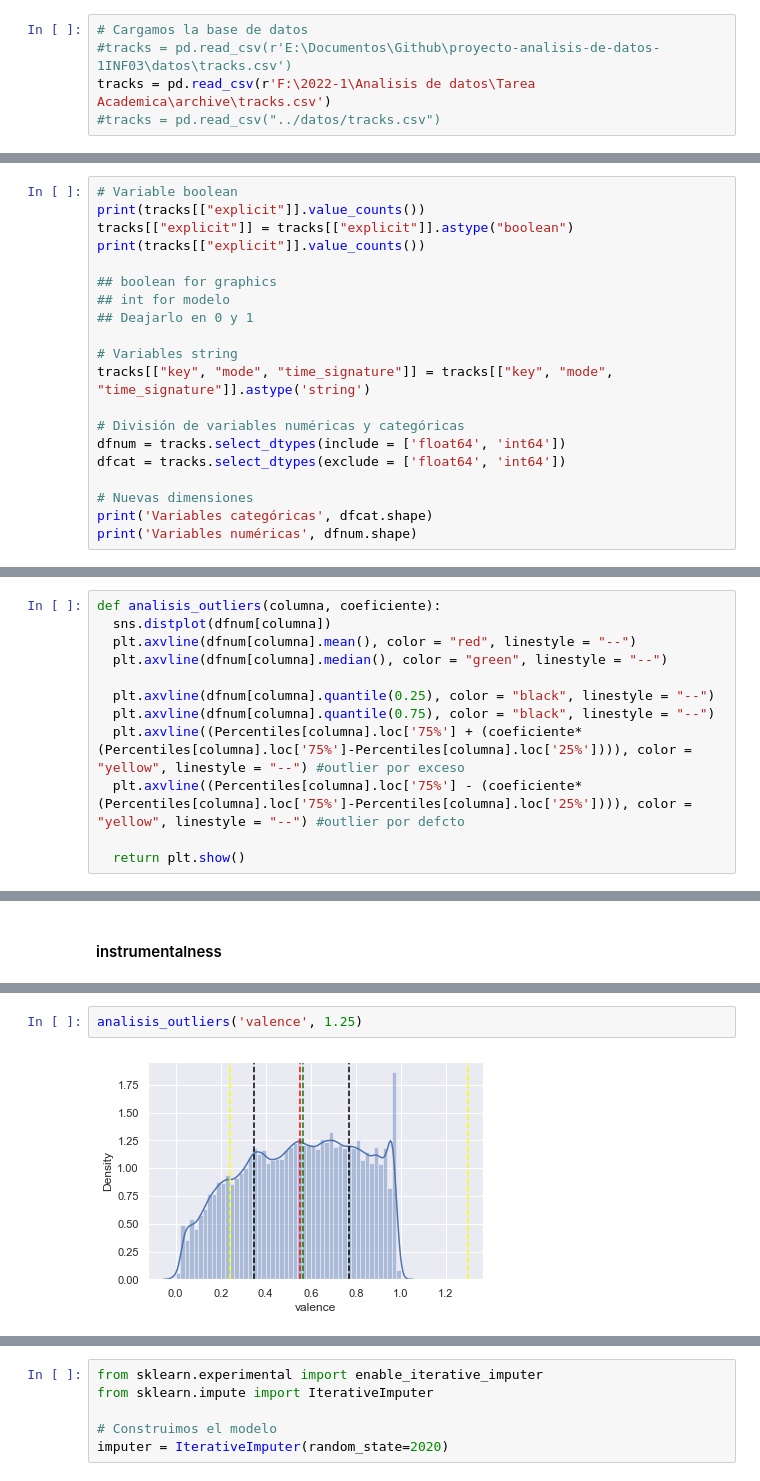
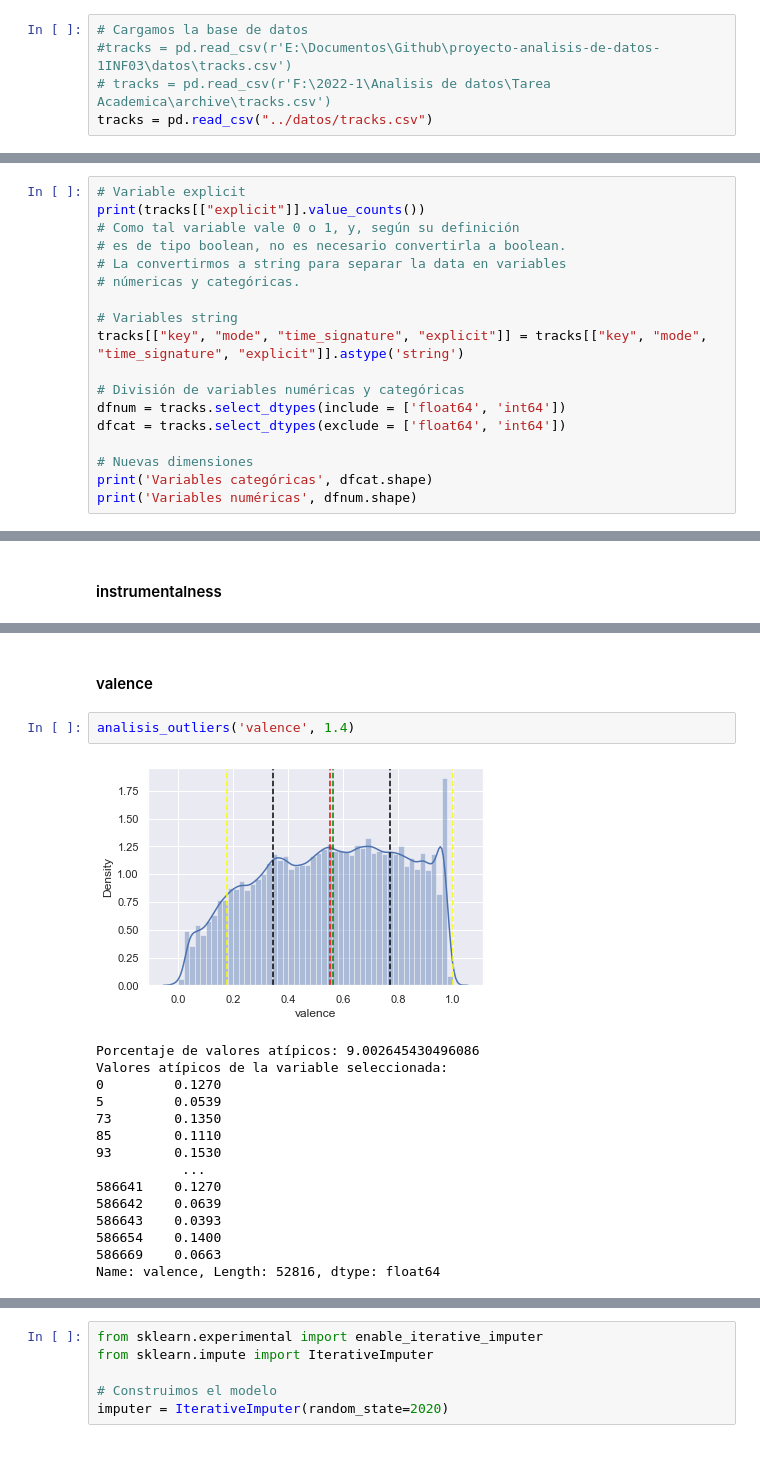
Before and after one commit to lucio-cornejo/proyecto-analisis-de-datos-1INF03, a Jupyter notebook: codes/limpieza_de_datos.ipynb, the cells around one changed output, grey strips where cells are left out. Cells and saved outputs as stored; diff of their text form; blank space fills up the shorter version.

Commit message:
generalizar outliers search

```diff
--- a/codes/limpieza_de_datos.ipynb
+++ b/codes/limpieza_de_datos.ipynb
@@ -40,5 +40,5 @@ import seaborn as sns
 # %%
 # Cargamos la base de datos
 #tracks = pd.read_csv(r'E:\Documentos\Github\proyecto-analisis-de-datos-1INF03\datos\tracks.csv')
-tracks = pd.read_csv(r'F:\2022-1\Analisis de datos\Tarea Academica\archive\tracks.csv')
-#tracks = pd.read_csv("../datos/tracks.csv")
+# tracks = pd.read_csv(r'F:\2022-1\Analisis de datos\Tarea Academica\archive\tracks.csv')
+tracks = pd.read_csv("../datos/tracks.csv")
@@ -261,17 +241,15 @@ En particular, la variable **explicit** es un boolean.
 
 Por ello, volvemos a separar en dos grupos a las variables del dataset en original.
 # %%
-# Variable boolean
+# Variable explicit
 print(tracks[["explicit"]].value_counts())
-tracks[["explicit"]] = tracks[["explicit"]].astype("boolean")
-print(tracks[["explicit"]].value_counts())
-
-## boolean for graphics
-## int for modelo
-## Deajarlo en 0 y 1
+# Como tal variable vale 0 o 1, y, según su definición
+# es de tipo boolean, no es necesario convertirla a boolean.
+# La convertirmos a string para separar la data en variables
+# númericas y categóricas.
 
 # Variables string
-tracks[["key", "mode", "time_signature"]] = tracks[["key", "mode", "time_signature"]].astype('string')
+tracks[["key", "mode", "time_signature", "explicit"]] = tracks[["key", "mode", "time_signature", "explicit"]].astype('string')
 
 # División de variables numéricas y categóricas
 dfnum = tracks.select_dtypes(include = ['float64', 'int64'])
@@ -500,12 +424,0 @@ Percentiles.head(10)
-# %%
-def analisis_outliers(columna, coeficiente):
-  sns.distplot(dfnum[columna])
-  plt.axvline(dfnum[columna].mean(), color = "red", linestyle = "--")
-  plt.axvline(dfnum[columna].median(), color = "green", linestyle = "--")
-
-  plt.axvline(dfnum[columna].quantile(0.25), color = "black", linestyle = "--")
-  plt.axvline(dfnum[columna].quantile(0.75), color = "black", linestyle = "--")
-  plt.axvline((Percentiles[columna].loc['75%'] + (coeficiente* (Percentiles[columna].loc['75%']-Percentiles[columna].loc['25%']))), color = "yellow", linestyle = "--") #outlier por exceso
-  plt.axvline((Percentiles[columna].loc['75%'] - (coeficiente* (Percentiles[columna].loc['75%']-Percentiles[columna].loc['25%']))), color = "yellow", linestyle = "--") #outlier por defcto
-
-  return plt.show()
@@ -614,4 +581,20 @@ dfnum[['liveness']].loc[outlier]
+# %% [markdown]
+#### valence
 # %%
-analisis_outliers('valence', 1.25)
+analisis_outliers('valence', 1.4)
 # %% [output]
-[figure, old version]
+[figure, new version]
+Porcentaje de valores atípicos: 9.002645430496086
+Valores atípicos de la variable seleccionada:
+0         0.1270
+5         0.0539
+73        0.1350
+85        0.1110
+93        0.1530
+           ...
+586641    0.1270
+586642    0.0639
+586643    0.0393
+586654    0.1400
+586669    0.0663
+Name: valence, Length: 52816, dtype: float64
```
Also changed, not shown: parts of 50 cells of this notebook.
